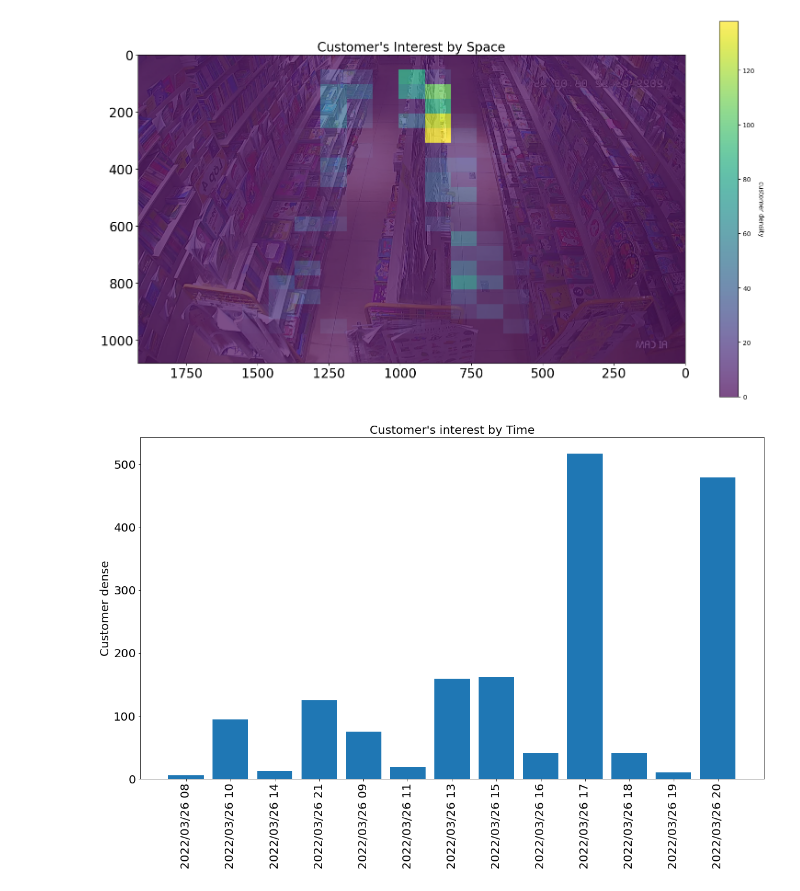
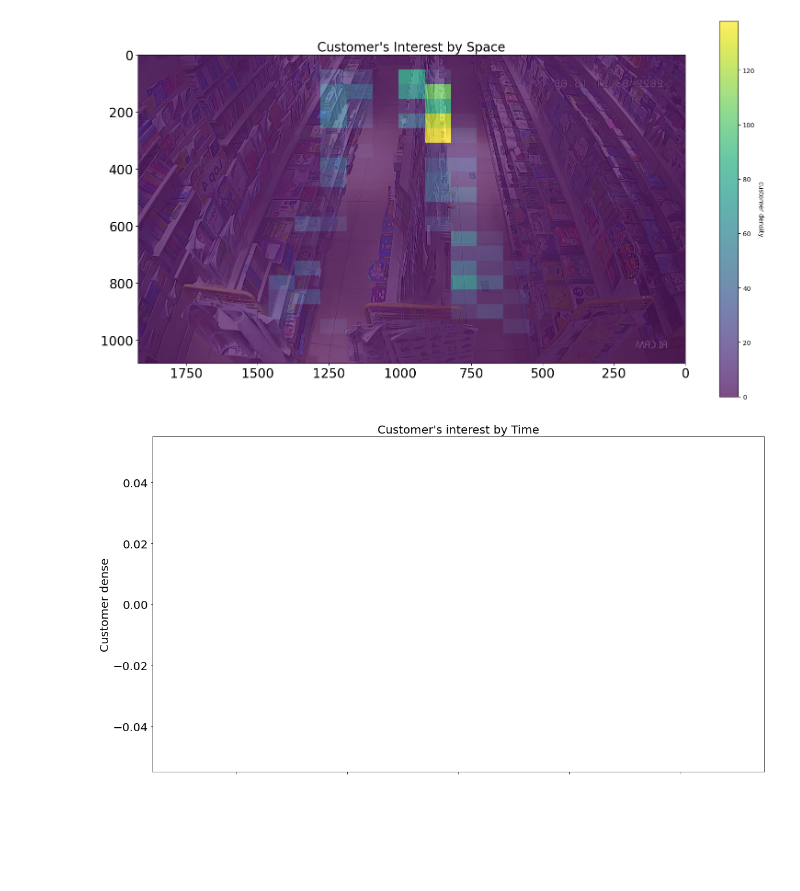
Before and after one commit to hungvm2/retail_store_analytics, a Jupyter notebook: visualizer/Visualizer.ipynb, the cells around one changed output. Drawn from its saved outputs; the diff is of its cells as text; code cells hidden in the pictures; blank space fills up the shorter version.

```diff
--- a/visualizer/Visualizer.ipynb
+++ b/visualizer/Visualizer.ipynb
@@ -7,6 +9,6 @@ visualizer.show_heatmap1(start_time="2022-03-26 0:00:00", end_time="2022-03-26 2
 # %% [output]
 [figure]
 # %%
-visualizer.show_barchart(start_time="2022-03-26 0:00:00", end_time="2022-03-26 23:59:59")
+visualizer.show_barchart(start_time="2022-03-26 0:00:00", end_time="2022-03-26 23:59:59", cam_id=3)
 # %% [output]
-[figure, old version]
+[figure, new version]
```
Also changed, not shown: parts of 2 cells of this notebook, 7 other files.
